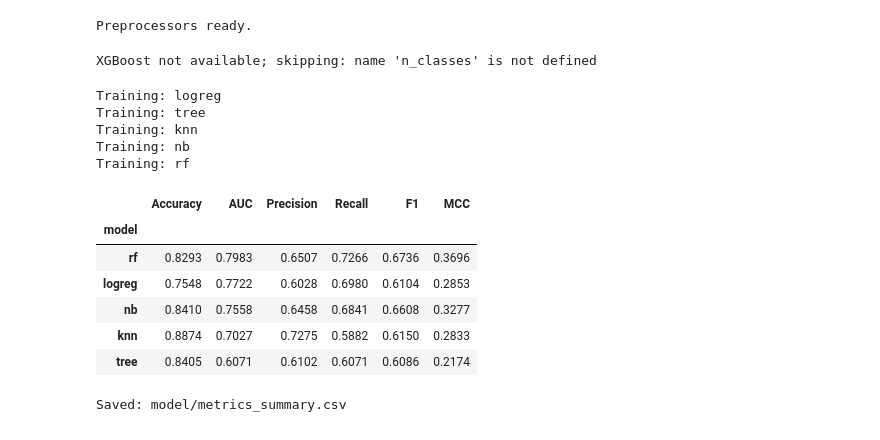
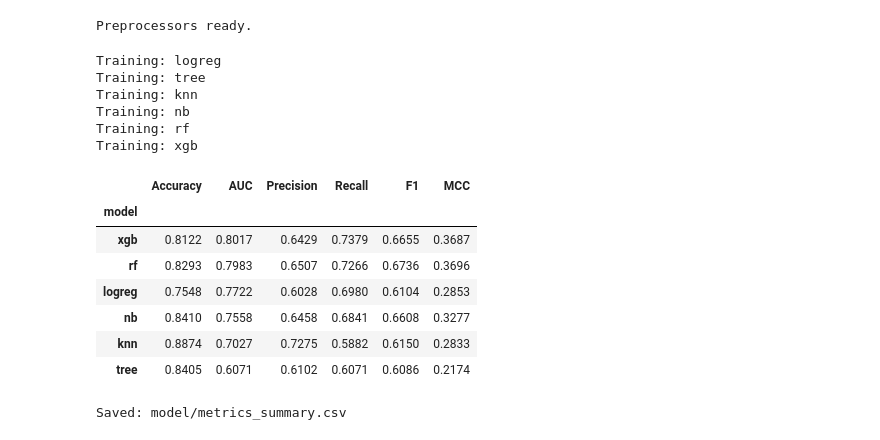
Before and after one commit to cd0130/bank-marketing-project, a Jupyter notebook: model_building.ipynb, the cells around one changed output. Saved outputs shown, nothing was run; the diff lists cells and outputs as text; code cells hidden in the pictures.

```diff
--- a/model_building.ipynb
+++ b/model_building.ipynb
@@ -294,100 +304,102 @@ models["rf"] = Pipeline(steps=[
             n_jobs=-1,
             random_state=RANDOM_STATE,
             ccp_alpha=1e-4
-
     ))
 ])
 
-# 6) XGBoost (optional)
-xgb_available = False
-try:
-    from xgboost import XGBClassifier
-    pos = int((y_train == y_train.max()).sum())  # heuristic for binary; harmless for multi
-    neg = int((y_train != y_train.max()).sum())
-    spw = float(neg) / float(pos) if (pos > 0 and n_classes == 2) else 1.0
-    models["xgb"] = Pipeline(steps=[
-        ("prep", preprocess_basic),
-        ("clf", XGBClassifier(
-            n_estimators=300, learning_rate=0.1, max_depth=5, subsample=0.8, colsample_bytree=0.8,
-            reg_alpha=0.0, reg_lambda=1.0, random_state=RANDOM_STATE, n_jobs=-1,
-            eval_metric="logloss", scale_pos_weight=spw
-        ))
-    ])
-    xgb_available = True
-except Exception as e:
-    print("XGBoost not available; skipping:", e)
+# 6) XGBoost
+pos = int((y_train == 1).sum())
+neg = int((y_train == 0).sum())
+scale_pos_weight = float(neg) / float(pos) if pos > 0 else 1.0
+
+models["xgb"] = Pipeline(steps=[
+    ("prep", preprocess_basic),
+    ("clf", XGBClassifier(
+        objective="binary:logistic",
+        eval_metric="logloss",
+        n_estimators=120,
+        learning_rate=0.1,
+        max_depth=4,
+        min_child_weight=4,
+        gamma=0.0,
+        subsample=0.8,
+        colsample_bytree=0.7,
+        reg_alpha=0.0,
+        reg_lambda=2.0,
+        scale_pos_weight=scale_pos_weight,
+        tree_method="hist",
+        random_state=RANDOM_STATE,
+        n_jobs=-1
+    ))
+])
-# %% [output]
-XGBoost not available; skipping: name 'n_classes' is not defined
 # %%
 
+# ===============================
 # Train & Evaluate
+# ===============================
 
-
-# Define number of classes for AUC logic (binary vs multiclass)
-n_classes = len(np.unique(y_train))
-
-
-def auc_safely(y_true, proba, n_classes):
+def auc_safely(y_true, proba):
     if proba is None:
         return np.nan
     try:
-        if n_classes == 2:
-            # binary
-            if proba.ndim == 2 and proba.shape[1] >= 2:
-                return roc_auc_score(y_true, proba[:, 1])
-            else:
-                return roc_auc_score(y_true, proba)
+        # If model outputs shape (n_samples, 2), use prob for class 1
+        if isinstance(proba, np.ndarray) and proba.ndim == 2 and proba.shape[1] >= 2:
+            return roc_auc_score(y_true, proba[:, 1])
         else:
-            # multiclass
-            return roc_auc_score(y_true, proba, multi_class="ovr", average="macro")
+            return roc_auc_score(y_true, proba)
     except Exception:
         return np.nan
+
 
 results = []
 trained = {}
 
 for name, pipe in models.items():
-    if name == "xgb" and not xgb_available:
-        continue
     print(f"Training: {name}")
     pipe.fit(X_train, y_train)
     trained[name] = pipe
 
     # Predict on test
     y_pred = pipe.predict(X_test)
+
     # Probabilities (if available)
     y_proba = None
     if hasattr(pipe, "predict_proba"):
-        y_proba = pipe.predict_proba(X_test)
+        try:
+            y_proba = pipe.predict_proba(X_test)
+        except Exception:
+            y_proba = None  # fall back gracefully if a model raises
 
     # Metrics
     acc = accuracy_score(y_test, y_pred)
     prec = precision_score(y_test, y_pred, average="macro", zero_division=0)
     rec  = recall_score(y_test, y_pred, average="macro", zero_division=0)
     f1   = f1_score(y_test, y_pred, average="macro", zero_division=0)
     mcc  = matthews_corrcoef(y_test, y_pred)
-    auc  = auc_safely(y_test, y_proba, n_classes)
+    auc  = auc_safely(y_test, y_proba)
 
     results.append({
         "model": name, "Accuracy": acc, "AUC": auc,
         "Precision": prec, "Recall": rec, "F1": f1, "MCC": mcc
     })
 
 metrics_df = pd.DataFrame(results).set_index("model").sort_values("AUC", ascending=False)
 display(metrics_df.style.format("{:.4f}"))
 
 # Save metrics
 metrics_path = "model/metrics_summary.csv"
 metrics_df.to_csv(metrics_path, index=True)
 print("Saved:", metrics_path)
 # %% [output]
 Training: logreg
 Training: tree
 Training: knn
 Training: nb
 Training: rf
+Training: xgb
 |  | Accuracy | AUC | Precision | Recall | F1 | MCC |
 | model |  |  |  |  |  |  |
+| xgb | 0.8122 | 0.8017 | 0.6429 | 0.7379 | 0.6655 | 0.3687 |
 | rf | 0.8293 | 0.7983 | 0.6507 | 0.7266 | 0.6736 | 0.3696 |
 | logreg | 0.7548 | 0.7722 | 0.6028 | 0.6980 | 0.6104 | 0.2853 |
 | nb | 0.8410 | 0.7558 | 0.6458 | 0.6841 | 0.6608 | 0.3277 |
```
Also changed, not shown: parts of 11 cells of this notebook.
